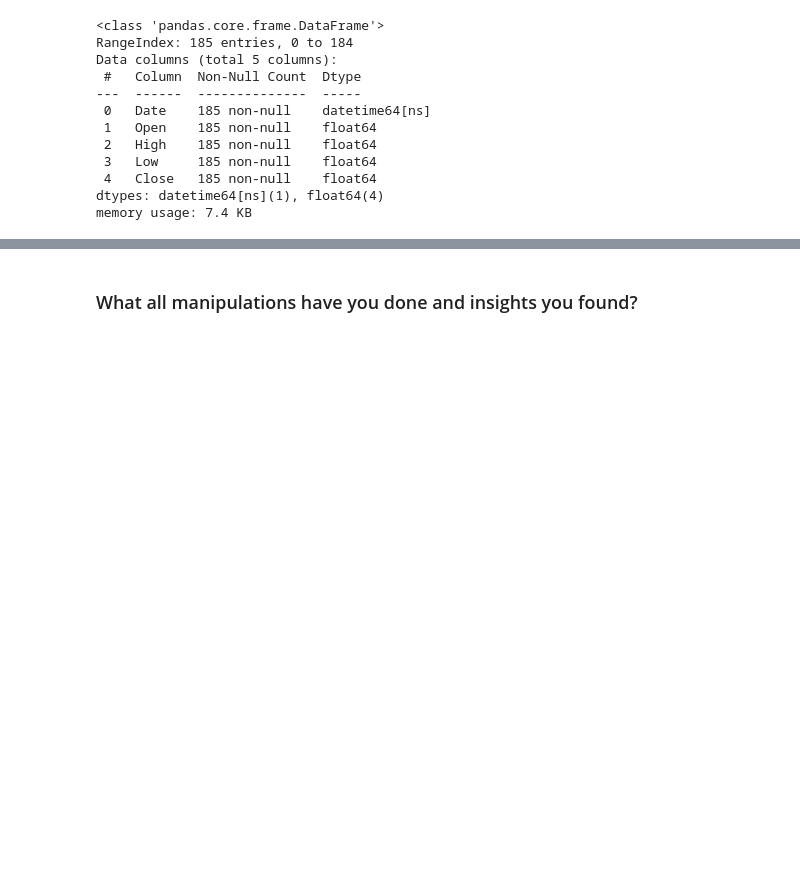
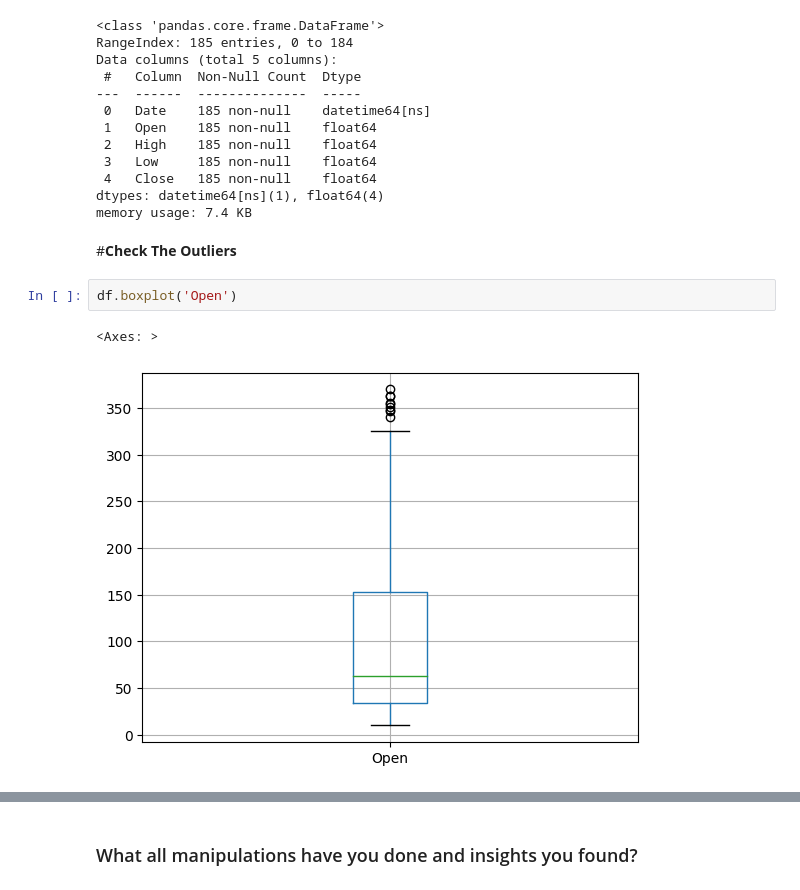
Before and after one commit to khalilkhan1111/Yes-Bank-Stock-Closing_Price_Prediction, a Jupyter notebook: Yes_Bank_Stock_Closing_Price_Prediction.ipynb, the cells around one changed output, grey strips where cells are left out. Cells and saved outputs as stored; diff of their text form; blank space fills up the shorter version.

```diff
--- a/Yes_Bank_Stock_Closing_Price_Prediction.ipynb
+++ b/Yes_Bank_Stock_Closing_Price_Prediction.ipynb
@@ -255,3 +258,10 @@ Data columns (total 5 columns):
  4   Close   185 non-null    float64
 dtypes: datetime64[ns](1), float64(4)
 memory usage: 7.4 KB
+# %% [markdown]
+#**Check The Outliers**
+# %%
+df.boxplot('Open')
+# %% [output]
+<Axes: >
+[figure, added]
```
Also changed, not shown: parts of 58 cells of this notebook.
